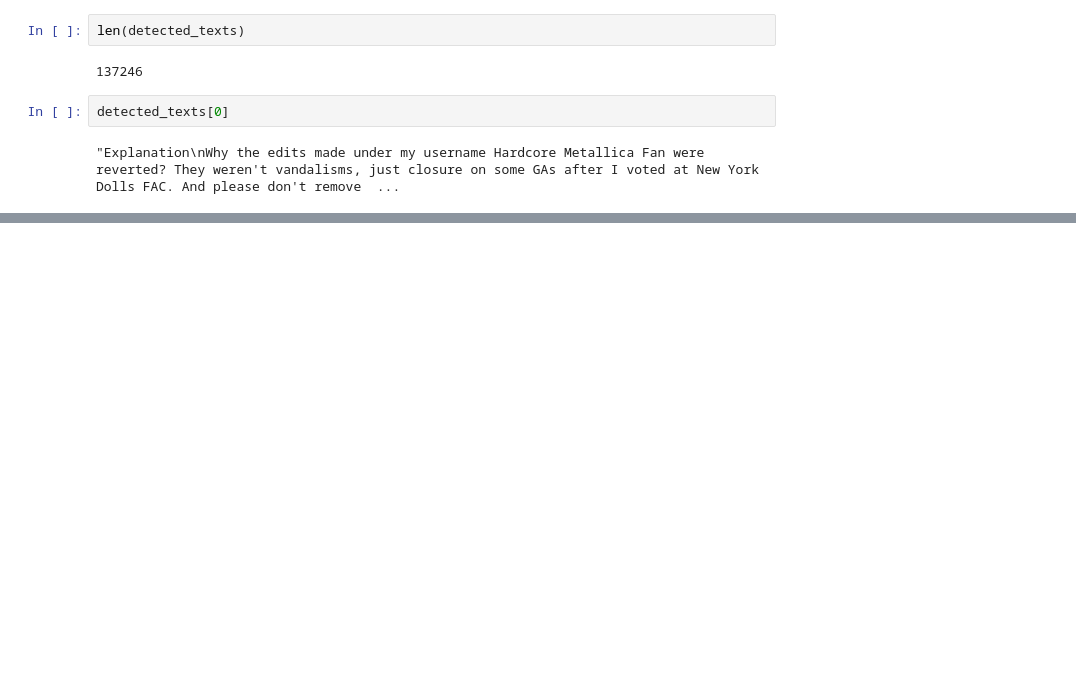
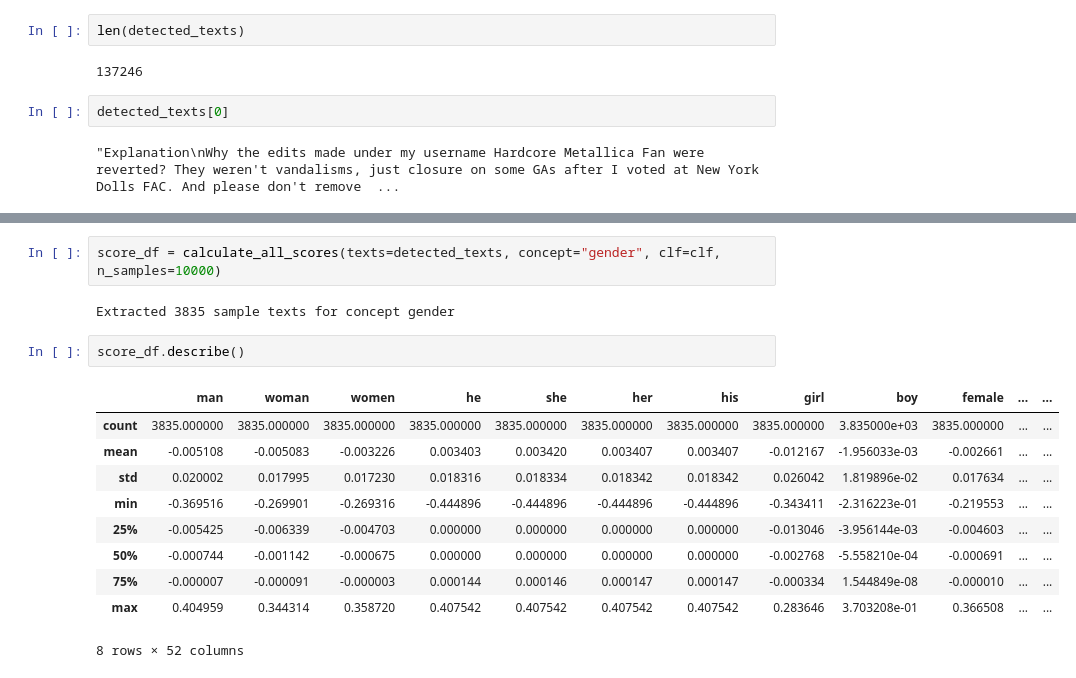
Before and after one commit to biaslyze-dev/biaslyze, a Jupyter notebook: notebooks/test-0.0.1-toxic-comments.ipynb, the cells around one changed output, grey strips where cells are left out. Drawn from its saved outputs; the diff is of its cells as text; blank space fills up the shorter version.

```diff
--- a/notebooks/test-0.0.1-toxic-comments.ipynb
+++ b/notebooks/test-0.0.1-toxic-comments.ipynb
@@ -442,0 +462,17 @@ def calculate_sense_score(bias_keyword: str):
+# %%
+score_df = calculate_all_scores(texts=detected_texts, concept="gender", clf=clf, n_samples=10000)
+# %% [output]
+Extracted 3835 sample texts for concept gender
+# %%
+score_df.describe()
+# %% [output]
+|  | man | woman | women | he | she | her | his | girl | boy | female | ... | ... |
+| count | 3835.000000 | 3835.000000 | 3835.000000 | 3835.000000 | 3835.000000 | 3835.000000 | 3835.000000 | 3835.000000 | 3.835000e+03 | 3835.000000 | ... | ... |
+| mean | -0.005108 | -0.005083 | -0.003226 | 0.003403 | 0.003420 | 0.003407 | 0.003407 | -0.012167 | -1.956033e-03 | -0.002661 | ... | ... |
+| std | 0.020002 | 0.017995 | 0.017230 | 0.018316 | 0.018334 | 0.018342 | 0.018342 | 0.026042 | 1.819896e-02 | 0.017634 | ... | ... |
+| min | -0.369516 | -0.269901 | -0.269316 | -0.444896 | -0.444896 | -0.444896 | -0.444896 | -0.343411 | -2.316223e-01 | -0.219553 | ... | ... |
+| 25% | -0.005425 | -0.006339 | -0.004703 | 0.000000 | 0.000000 | 0.000000 | 0.000000 | -0.013046 | -3.956144e-03 | -0.004603 | ... | ... |
+| 50% | -0.000744 | -0.001142 | -0.000675 | 0.000000 | 0.000000 | 0.000000 | 0.000000 | -0.002768 | -5.558210e-04 | -0.000691 | ... | ... |
+| 75% | -0.000007 | -0.000091 | -0.000003 | 0.000144 | 0.000146 | 0.000147 | 0.000147 | -0.000334 | 1.544849e-08 | -0.000010 | ... | ... |
+| max | 0.404959 | 0.344314 | 0.358720 | 0.407542 | 0.407542 | 0.407542 | 0.407542 | 0.283646 | 3.703208e-01 | 0.366508 | ... | ... |
+8 rows × 52 columns
```
Also changed, not shown: parts of 23 cells of this notebook.
